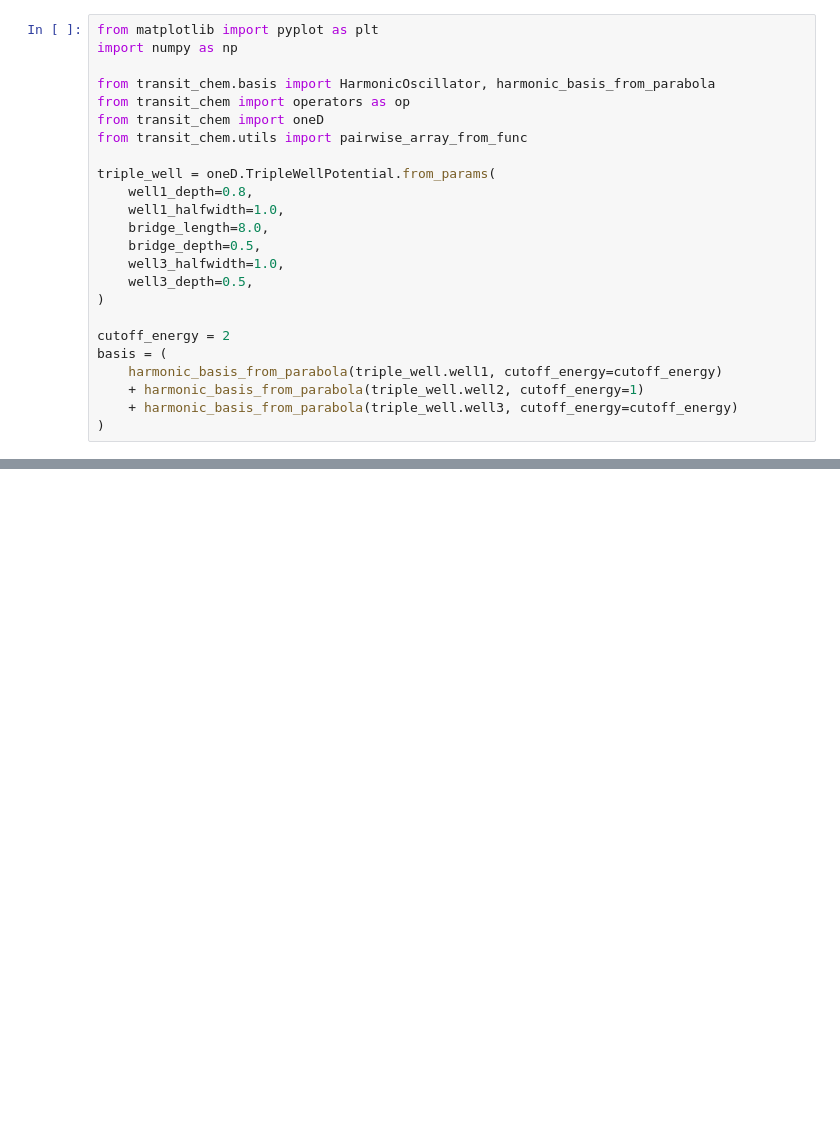
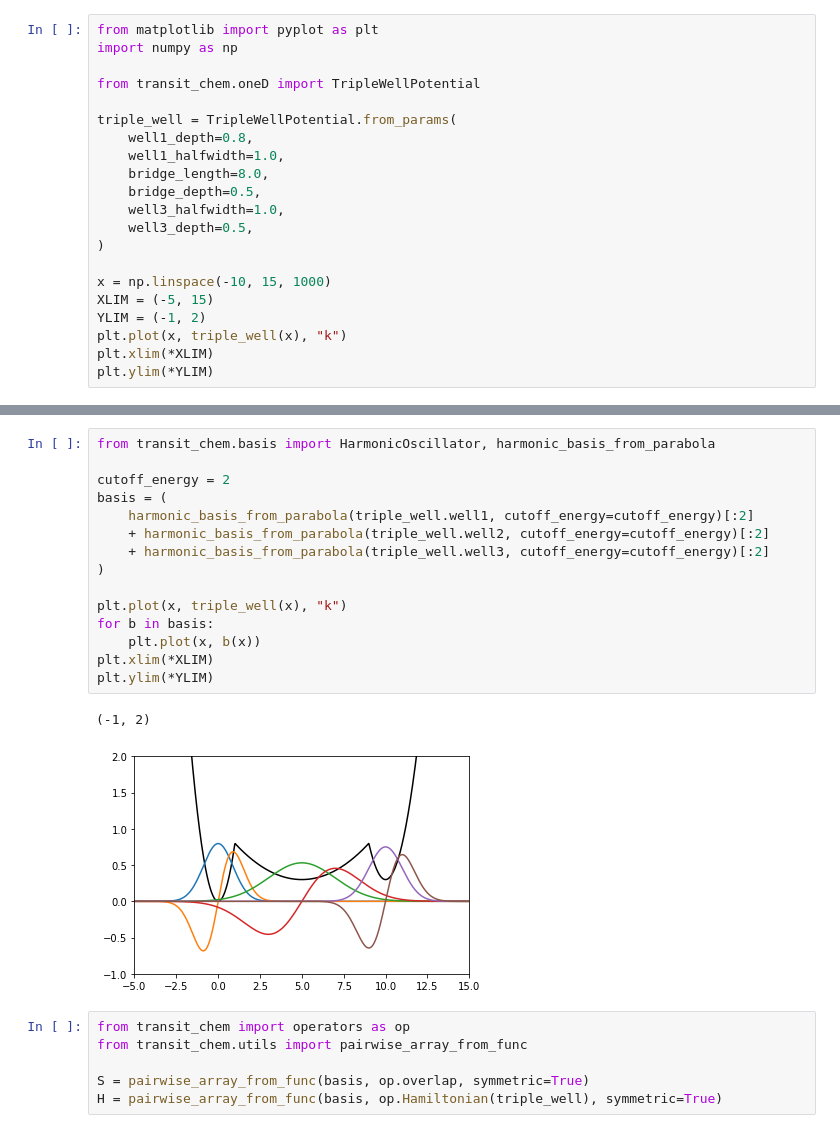
Before and after one commit to ecurtin2/quantized, a Jupyter notebook: docs/source/tutorials/get_matrices.ipynb, the cells around one changed output, grey strips where cells are left out. Cells and saved outputs as stored; diff of their text form; blank space fills up the shorter version.

```diff
--- a/docs/source/tutorials/get_matrices.ipynb
+++ b/docs/source/tutorials/get_matrices.ipynb
@@ -2,12 +46,9 @@
 from matplotlib import pyplot as plt
 import numpy as np
 
-from transit_chem.basis import HarmonicOscillator, harmonic_basis_from_parabola
-from transit_chem import operators as op
-from transit_chem import oneD
-from transit_chem.utils import pairwise_array_from_func
+from transit_chem.oneD import TripleWellPotential
 
-triple_well = oneD.TripleWellPotential.from_params(
+triple_well = TripleWellPotential.from_params(
     well1_depth=0.8,
     well1_halfwidth=1.0,
     bridge_length=8.0,
@@ -16,9 +57,9 @@ triple_well = oneD.TripleWellPotential.from_params(
     well3_depth=0.5,
 )
 
-cutoff_energy = 2
-basis = (
-    harmonic_basis_from_parabola(triple_well.well1, cutoff_energy=cutoff_energy)
-    + harmonic_basis_from_parabola(triple_well.well2, cutoff_energy=1)
-    + harmonic_basis_from_parabola(triple_well.well3, cutoff_energy=cutoff_energy)
-)
+x = np.linspace(-10, 15, 1000)
+XLIM = (-5, 15)
+YLIM = (-1, 2)
+plt.plot(x, triple_well(x), "k")
+plt.xlim(*XLIM)
+plt.ylim(*YLIM)
@@ -25 +95,25 @@ basis = (
+# %%
+from transit_chem.basis import HarmonicOscillator, harmonic_basis_from_parabola
+
+cutoff_energy = 2
+basis = (
+    harmonic_basis_from_parabola(triple_well.well1, cutoff_energy=cutoff_energy)[:2]
+    + harmonic_basis_from_parabola(triple_well.well2, cutoff_energy=cutoff_energy)[:2]
+    + harmonic_basis_from_parabola(triple_well.well3, cutoff_energy=cutoff_energy)[:2]
+)
+
+plt.plot(x, triple_well(x), "k")
+for b in basis:
+    plt.plot(x, b(x))
+plt.xlim(*XLIM)
+plt.ylim(*YLIM)
+# %% [output]
+(-1, 2)
+[figure, added]
+# %%
+from transit_chem import operators as op
+from transit_chem.utils import pairwise_array_from_func
+
+S = pairwise_array_from_func(basis, op.overlap, symmetric=True)
+H = pairwise_array_from_func(basis, op.Hamiltonian(triple_well), symmetric=True)
 # %%
```
Also changed, not shown: parts of 11 cells of this notebook, 8 other files.
